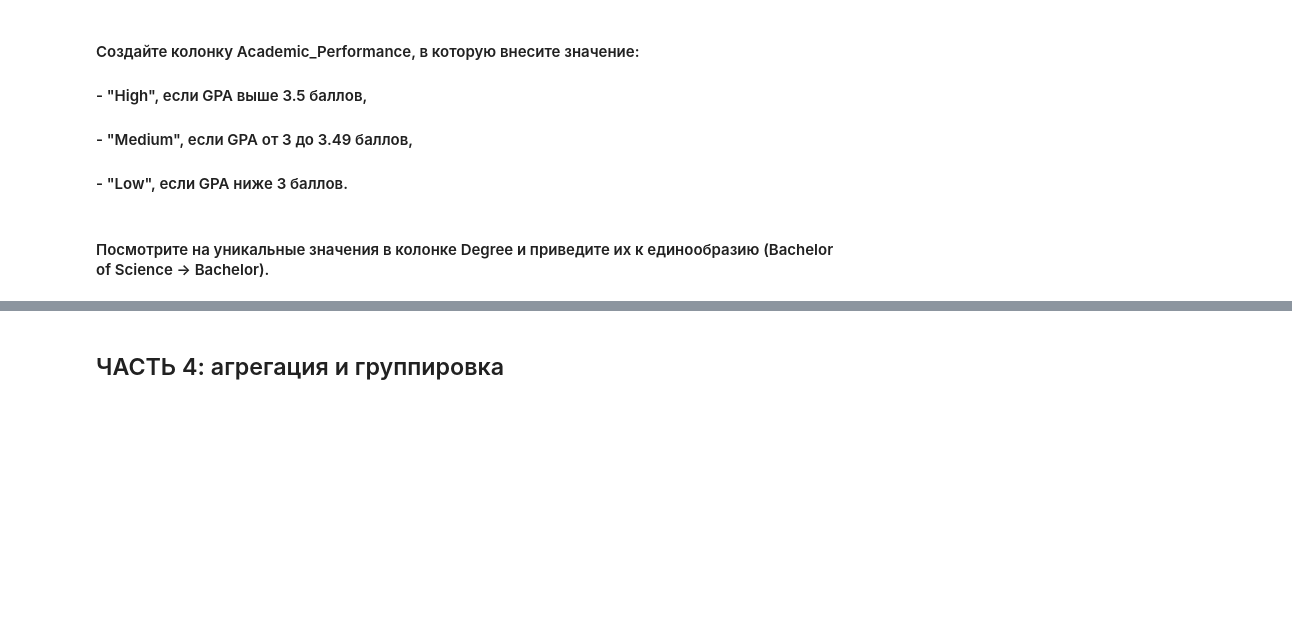
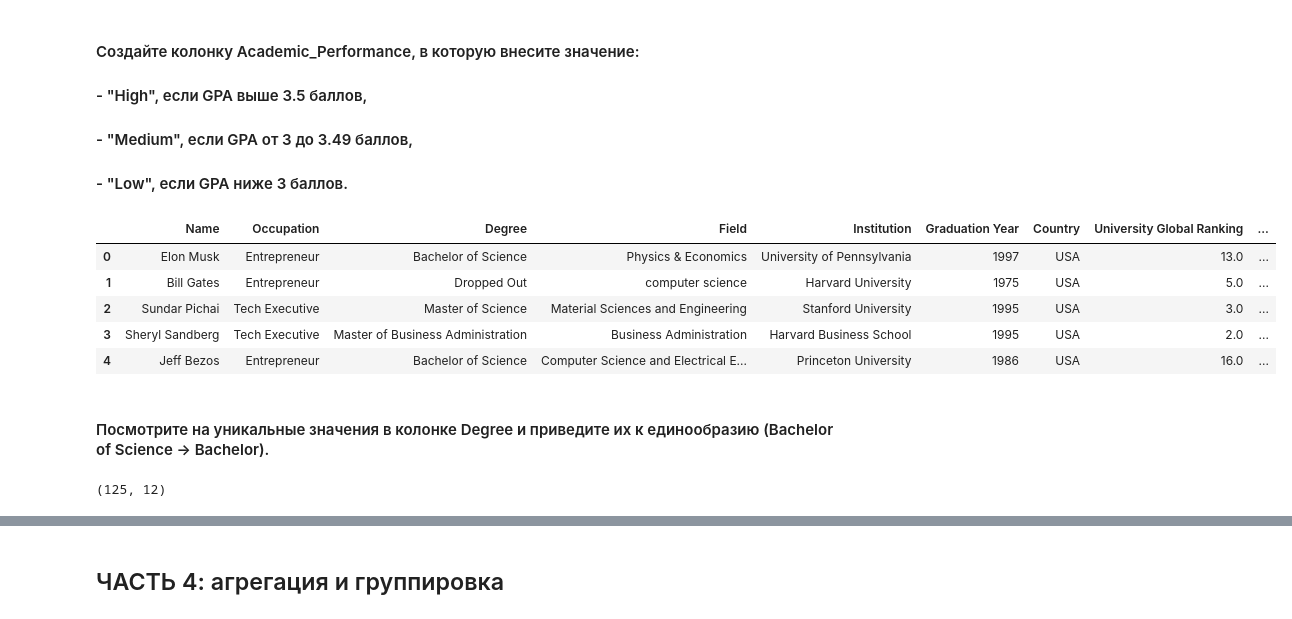
Before and after one commit to Alena-Ab/lingdata, a Jupyter notebook: homework22-23/hw1_2025.ipynb, the cells around one changed output, grey strips where cells are left out. Saved outputs shown, nothing was run; the diff lists cells and outputs as text; code cells hidden in the pictures; blank space fills up the shorter version.

```diff
--- a/homework22-23/hw1_2025.ipynb
+++ b/homework22-23/hw1_2025.ipynb
@@ -111,5 +252,28 @@ KeyError: "['Scholarship/Award'] not found in axis"
 #### - "High", если GPA выше 3.5 баллов,
 #### - "Medium", если GPA от 3 до 3.49 баллов,
 #### - "Low", если GPA ниже 3 баллов.
+# %%
+def gpa_value(value):
+    if value > 3.5:
+        return 'High'
+    elif value < 3:
+        return 'Low'
+    else:
+        return 'Medium'
+
+
+df['Academic_Performance'] = df['GPA (or Equivalent)'].apply(gpa_value)
+df.head()
+# %% [output]
+|  | Name | Occupation | Degree | Field | Institution | Graduation Year | Country | University Global Ranking | ... |
+| 0 | Elon Musk | Entrepreneur | Bachelor of Science | Physics & Economics | University of Pennsylvania | 1997 | USA | 13.0 | ... |
+| 1 | Bill Gates | Entrepreneur | Dropped Out | computer science | Harvard University | 1975 | USA | 5.0 | ... |
+| 2 | Sundar Pichai | Tech Executive | Master of Science | Material Sciences and Engineering | Stanford University | 1995 | USA | 3.0 | ... |
+| 3 | Sheryl Sandberg | Tech Executive | Master of Business Administration | Business Administration | Harvard Business School | 1995 | USA | 2.0 | ... |
+| 4 | Jeff Bezos | Entrepreneur | Bachelor of Science | Computer Science and Electrical E... | Princeton University | 1986 | USA | 16.0 | ... |
 # %% [markdown]
 #### Посмотрите на уникальные значения в колонке Degree и приведите их к единообразию (Bachelor of Science -> Bachelor).
+# %%
+df.shape
+# %% [output]
+(125, 12)
```
Also changed, not shown: parts of 21 cells of this notebook.
